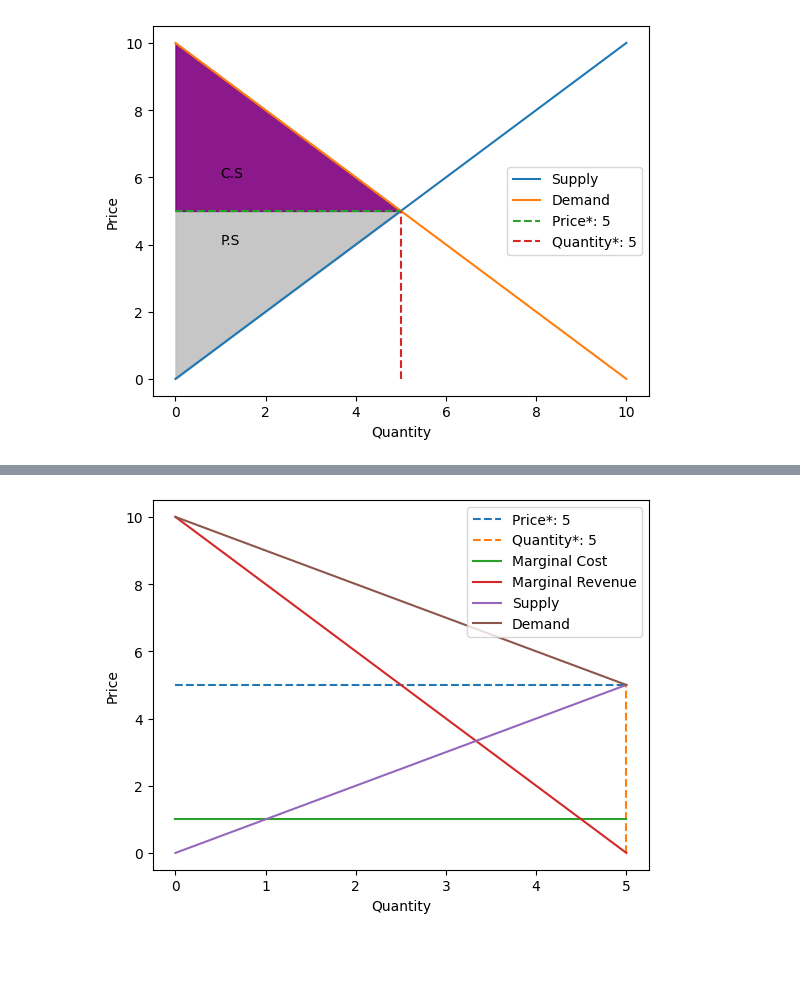
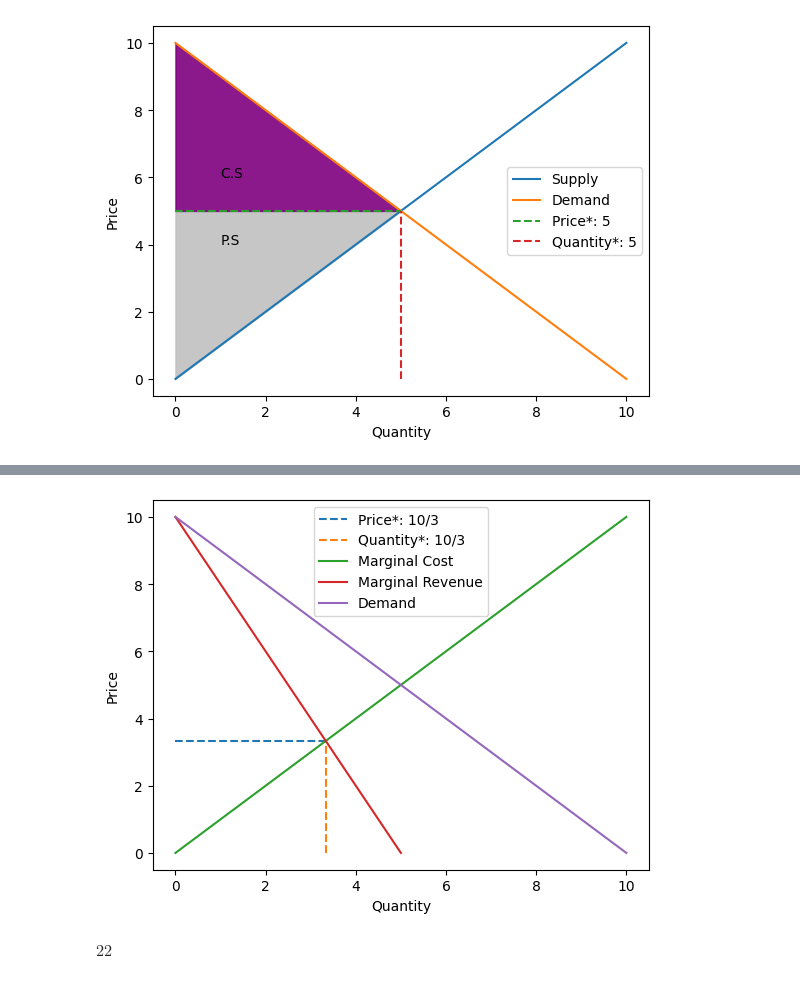
Before and after one commit to uh2000/auto_economics, a Jupyter notebook: nbs/index.ipynb, the cells around one changed output, grey strips where cells are left out. Cells and saved outputs as stored; diff of their text form; code cells hidden in the pictures; blank space fills up the shorter version.

```diff
--- a/nbs/index.ipynb
+++ b/nbs/index.ipynb
@@ -53,8 +51,10 @@ Price: 667, Quantity: 333
 # %%
 supply = "x"
 demand = "10 - x"
 market = Monopoly(supply, demand)
 
-market.get_graph(complete=True, is_tot_cost = True)
+market.get_graph(complete=True)
+round(market.get_economic_surplus())
 # %% [output]
-[figure, old version]
+[figure, new version]
+$\displaystyle 22$
```
Also changed, not shown: parts of 2 cells of this notebook, 8 other files.
